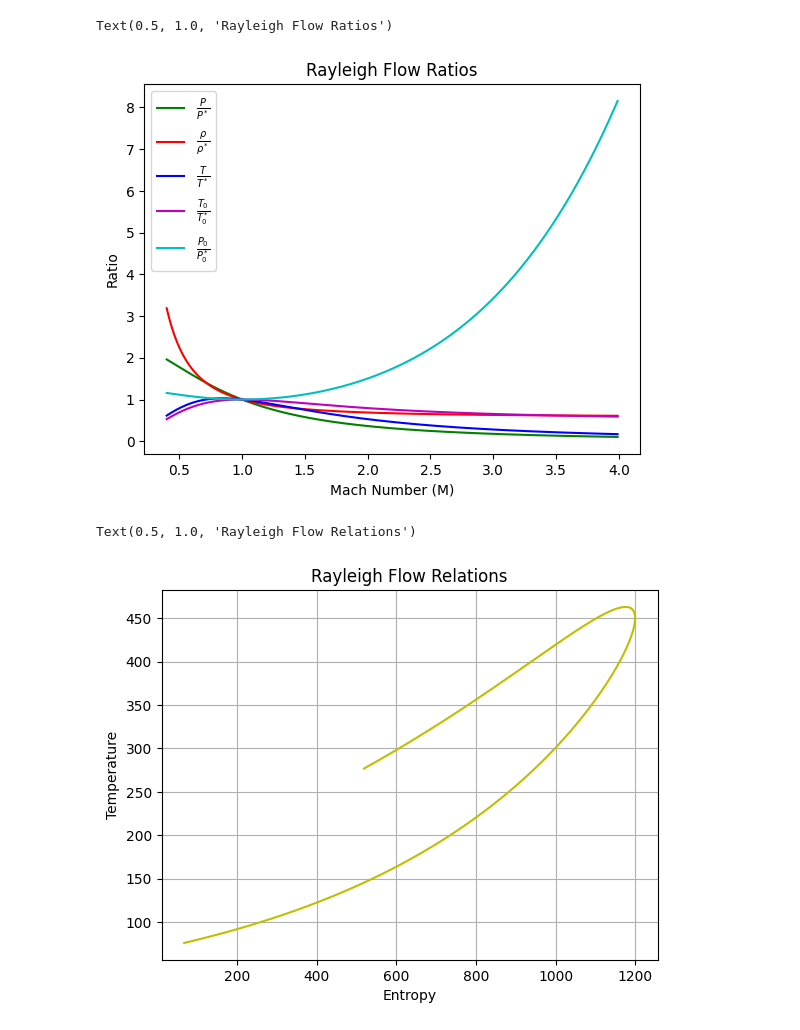
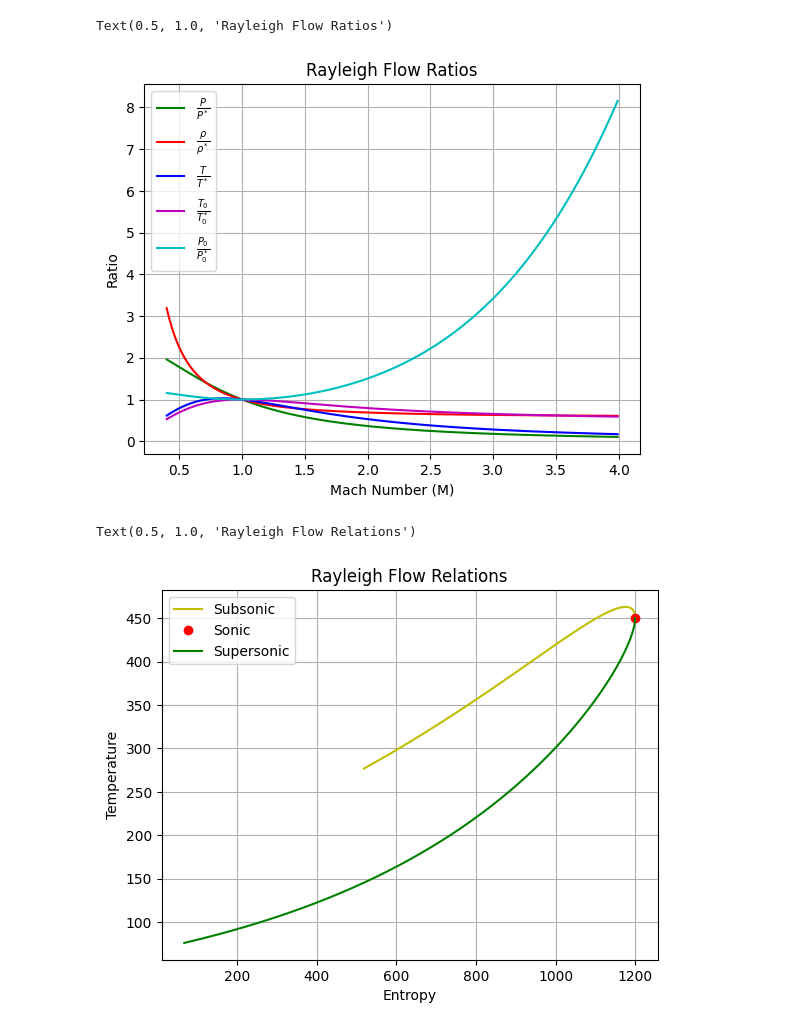
Before and after one commit to Sauroncool/Gas_Dynamics, a Jupyter notebook: Rayleigh_Flow.ipynb, the cells around one changed output. Cells and saved outputs as stored; diff of their text form; code cells hidden in the pictures.

```diff
--- a/Rayleigh_Flow.ipynb
+++ b/Rayleigh_Flow.ipynb
@@ -13,34 +14,35 @@ def P_ratio(M, gamma=r):
     return (1 + gamma) / (1 + gamma * M**2)
 # %%
 # Density ratio function for Rayleigh flow
-def rho_ratio(M, gamma=r):
+def rho_ratio(M):
     return (1/M**2)*(1 + gamma * M**2) / (1 + gamma)
 # %%
 # Temperature ratio function for Rayleigh flow
-def T_ratio(M, gamma=r):
+def T_ratio(M):
     return (M**2)*((1 + gamma) / (1 + gamma * M**2))**2
 # %%
 # Total temperature ratio function for Rayleigh flow
-def T_0_ratio(M, gamma=r):
+def T_0_ratio(M):
     return ((gamma +1) * M**2 / ((1 + gamma * M**2))**2) * (2 + (gamma -1) * M**2)
 # %%
 # Total pressure ratio function for Rayleigh flow
-def P_0_ratio(M, gamma=r):
+def P_0_ratio(M):
     return ((1 + gamma) / (1 + gamma * M**2))* ((2 + (gamma -1)* M**2)/(gamma +1))**(gamma/(gamma-1))
 # %%
 # Plotting
 plt.plot(M, P_ratio(M), 'g', label=r'$\frac{P}{P^*}$')
 plt.plot(M, rho_ratio(M), 'r', label=r'$\frac{\rho}{\rho^*}$')
 plt.plot(M, T_ratio(M), 'b', label=r'$\frac{T}{T^*}$')
 plt.plot(M, T_0_ratio(M), 'm', label=r'$\frac{T_0}{T_0^*}$')
 plt.plot(M, P_0_ratio(M), 'c', label=r'$\frac{P_0}{P_0^*}$')
 plt.legend()
+plt.grid()
 plt.xlabel('Mach Number (M)')
 plt.ylabel('Ratio')
 plt.title('Rayleigh Flow Ratios')
 # %% [output]
 Text(0.5, 1.0, 'Rayleigh Flow Ratios')
-[figure, old version]
+[figure, new version]
 # %%
 def T(M):
     T_star = 450
@@ -52,9 +54,12 @@ def S(M):
 # %%
-plt.plot(S(M), T(M), 'y', label=r'T VS S')
+plt.plot(S(M[M<1]), T(M[M<1]), 'y', label=r'Subsonic')
+plt.plot(S(M=1), T(M=1), 'ro', label=r'Sonic')
+plt.plot(S(M[M>1]), T(M[M>1]), 'g', label=r'Supersonic')
+plt.legend()
 plt.grid()
 plt.xlabel('Entropy')
 plt.ylabel('Temperature')
 plt.title('Rayleigh Flow Relations')
 # %% [output]
 Text(0.5, 1.0, 'Rayleigh Flow Relations')
-[figure, old version]
+[figure, new version]
```
Also changed, not shown: parts of 3 cells of this notebook.
